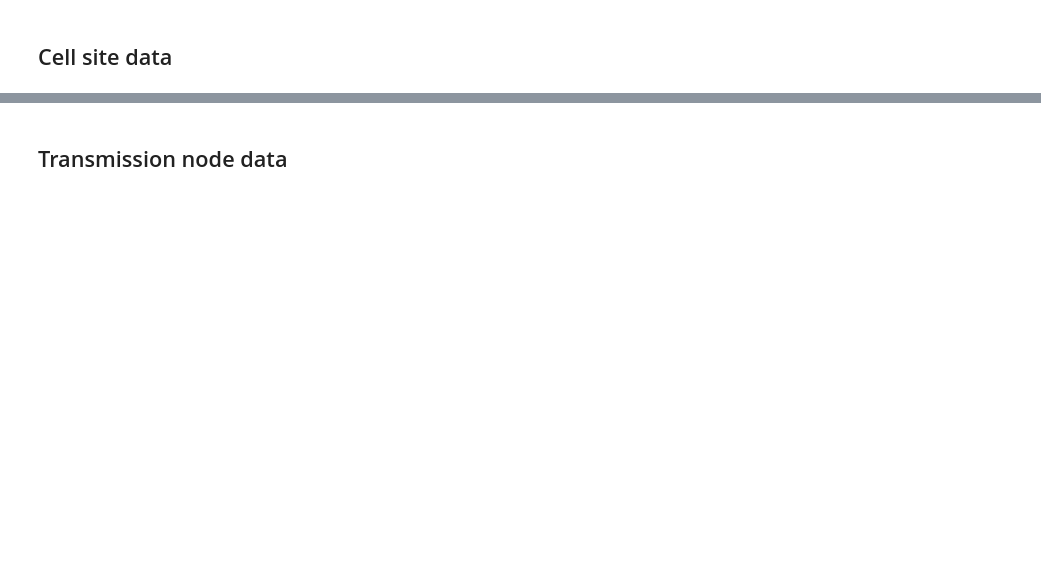
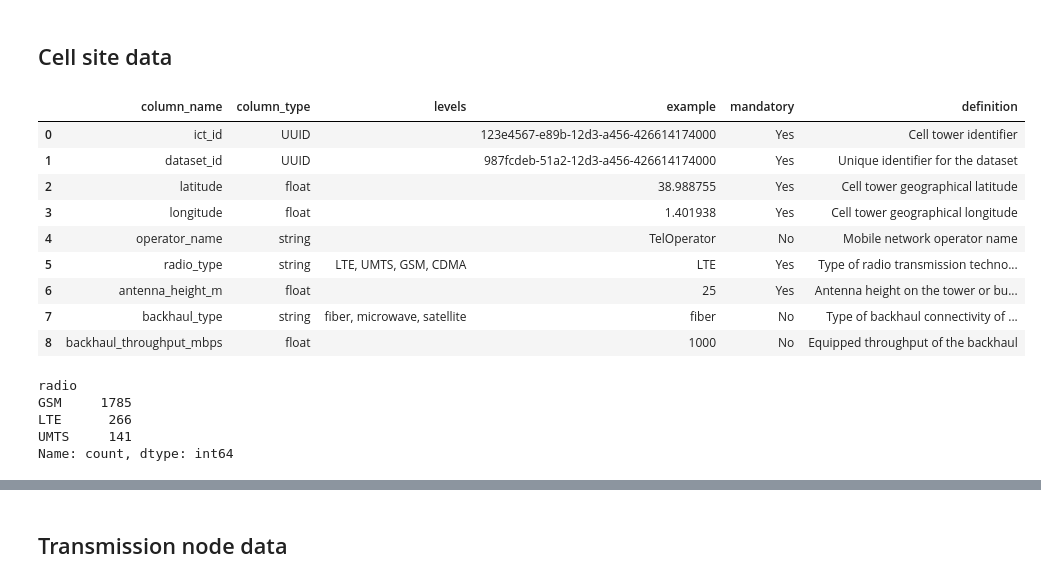
Before and after one commit to FNS-Division/algeria24-training, a Jupyter notebook: eda-standardization.ipynb, the cells around one changed output, grey strips where cells are left out. Saved outputs shown, nothing was run; the diff lists cells and outputs as text; code cells hidden in the pictures; blank space fills up the shorter version.

```diff
--- a/eda-standardization.ipynb
+++ b/eda-standardization.ipynb
@@ -370,4 +466,59 @@ algeria_schools_gdf
 # %% [markdown]
 ## Cell site data
+# %%
+cell_metadata = pd.DataFrame({
+   'column_name': ['ict_id', 'dataset_id', 'latitude', 'longitude', 'operator_name', 'radio_type', 'antenna_height_m', 'backhaul_type', 'backhaul_throughput_mbps'],
+   'column_type': ['UUID', 'UUID', 'float', 'float', 'string', 'string', 'float', 'string', 'float'],
+   'levels': [
+       '',  # ict_id
+       '',  # dataset_id
+       '',  # latitude
+       '',  # longitude
+       '',  # operator_name
+       'LTE, UMTS, GSM, CDMA',  # radio_type
+       '',  # antenna_height_m
+       'fiber, microwave, satellite',  # backhaul_type
+       ''   # backhaul_throughput_mbps
+   ],
+   'example': ['123e4567-e89b-12d3-a456-426614174000', '987fcdeb-51a2-12d3-a456-426614174000', '38.988755', '1.401938', 'TelOperator', 'LTE', '25', 'fiber', '1000'],
+   'mandatory': ['Yes', 'Yes', 'Yes', 'Yes', 'No', 'Yes', 'Yes', 'No', 'No'],
+   'definition': [
+       'Cell tower identifier',
+       'Unique identifier for the dataset',
+       'Cell tower geographical latitude',
+       'Cell tower geographical longitude',
+       'Mobile network operator name',
+       'Type of radio transmission technology',
+       'Antenna height on the tower or building',
+       'Type of backhaul connectivity of the cell tower',
+       'Equipped throughput of the backhaul'
+   ]
+})
+styled_df = cell_metadata.style.set_properties(**{
+   'text-align': 'left',
+   'border': '1px solid black',
+   'padding': '8px'
+}).set_table_styles([
+   {'selector': 'thead', 'props': [('background-color', '#f2f2f2'), ('font-weight', 'bold'), ('border-bottom', '2px solid black')]},
+   {'selector': 'tbody tr:nth-of-type(odd)', 'props': [('background-color', '#f9f9f9')]}
+])
+display(styled_df)
+# %% [output]
+|  | column_name | column_type | levels | example | mandatory | definition |
+| 0 | ict_id | UUID |  | 123e4567-e89b-12d3-a456-426614174000 | Yes | Cell tower identifier |
+| 1 | dataset_id | UUID |  | 987fcdeb-51a2-12d3-a456-426614174000 | Yes | Unique identifier for the dataset |
+| 2 | latitude | float |  | 38.988755 | Yes | Cell tower geographical latitude |
+| 3 | longitude | float |  | 1.401938 | Yes | Cell tower geographical longitude |
+| 4 | operator_name | string |  | TelOperator | No | Mobile network operator name |
+| 5 | radio_type | string | LTE, UMTS, GSM, CDMA | LTE | Yes | Type of radio transmission techno... |
+| 6 | antenna_height_m | float |  | 25 | Yes | Antenna height on the tower or bu... |
+| 7 | backhaul_type | string | fiber, microwave, satellite | fiber | No | Type of backhaul connectivity of ... |
+| 8 | backhaul_throughput_mbps | float |  | 1000 | No | Equipped throughput of the backhaul |
 # %%
-algeria_cell_sites_gdf
+algeria_cell_sites_gdf["radio"].value_counts()
+# %% [output]
+radio
+GSM     1785
+LTE      266
+UMTS     141
+Name: count, dtype: int64
```
Also changed, not shown: parts of 31 cells of this notebook, 1 other file.
